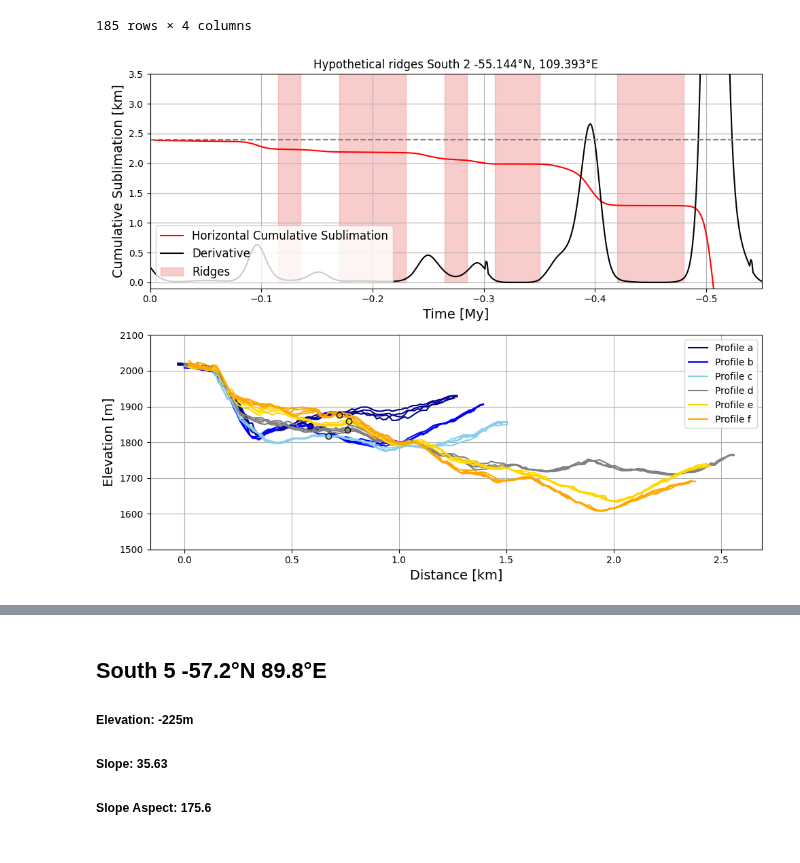
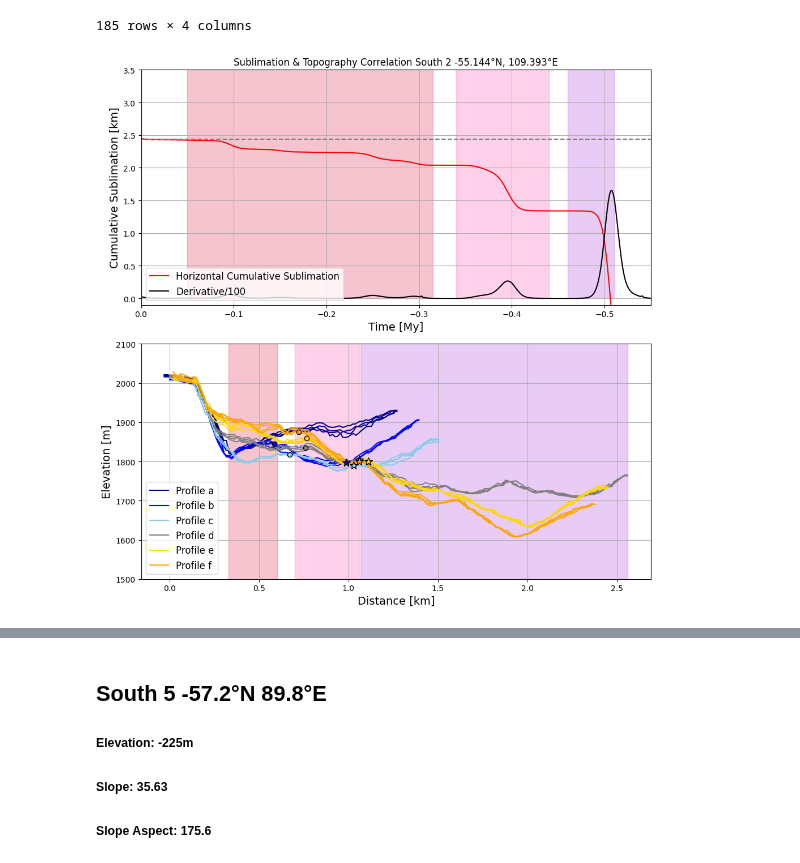
Before and after one commit to lsperezm/Martian_Icy_Scarps, a Jupyter notebook: Code/New_Scarps.ipynb, the cells around one changed output, grey strips where cells are left out. Cells and saved outputs as stored; diff of their text form; code cells hidden in the pictures.

```diff
--- a/Code/New_Scarps.ipynb
+++ b/Code/New_Scarps.ipynb
@@ -913,20 +906,17 @@ latitudeS2_f4= np.array(profilesS2_f[3]['Latitude'].tolist())
 elevationS2_f4= np.array(profilesS2_f[3]['HiRISE DTM Stamps (2) (mean)'].tolist())
 # %%
 # Plot both topographic profile and horizontal cumulative sublimation to correlate
-fig, (ax1, ax2) = plt.subplots(2, 1, figsize=(10, 8), sharex=False)
+fig, (ax1, ax2) = plt.subplots(2, 1, figsize=(10, 10), sharex=False)
 
 # --- Top plot: Sublimation vs Time ---
-ax1.plot(years2/1e6, horiz2/1000 - 378.35, color='red', label='Horizontal Cumulative Sublimation')
-ax1.plot(years2/1e6, deriv2/10, color='black', label='Derivative')
-ax1.axhline(2.4, color='gray', linestyle='--')
+ax1.plot(years2/1e6, horiz2/1000 - 378.3, color='red', label='Horizontal Cumulative Sublimation')
+ax1.plot(years2/1e6, deriv2/100, color='black', label='Derivative/100')
+ax1.axhline(2.44, color='gray', linestyle='--')
 
 # Highlight ridges
-ax1.fill_between([-0.48, -0.42], 1e7, color='lightcoral', alpha=0.4, label='Ridges')
-ax1.fill_between([-0.35, -0.31], 1e7, color='lightcoral', alpha=0.4)
-ax1.fill_between([-0.285, -0.265], 1e7, color='lightcoral', alpha=0.4)
-ax1.fill_between([-0.23, -0.17], 1e7, color='lightcoral', alpha=0.4)
-ax1.fill_between([-0.135, -0.115], 1e7, color='lightcoral', alpha=0.4)
-
+ax1.fill_between([-0.51,-0.46], 1e7, color='darkviolet', alpha=0.2)
+ax1.fill_between([-0.44,-0.34], 1e7, color='deeppink', alpha=0.2)
+ax1.fill_between([-0.315,-0.05], 1e7, color='crimson', alpha=0.25)
 # Formatting for sublimation axis
 ax1.set_xlim(-0.55, 0)
 ax1.set_ylim(-0.1, 3.5)
@@ -971,34 +961,41 @@ ax2.plot(distS2_e4[:-15]+0.02, elevationS2_e4[:-15]-65, color='gold', linewidth=
 #ax2.plot(distS2_2, elevationS2_2, color='gold', linewidth=1.5, label='Perfil d')
 ax2.plot(distS2_f1[:-20]+0.02, elevationS2_f1[:-20]-140, color='orange', linewidth=1.5,label='Profile f')
 ax2.plot(distS2_f2[:-20]+0.02, elevationS2_f2[:-20]-140, color='orange', linewidth=1.5)
 ax2.plot(distS2_f3[:-20]+0.02, elevationS2_f3[:-20]-140, color='orange', linewidth=1.5)
 ax2.plot(distS2_f4[:-20]+0.02, elevationS2_f4[:-20]-140, color='orange', linewidth=1.5)
 
 ax2.plot(0.58685, 1744.86+100, marker='o',markerfacecolor='blue', markeredgecolor='black')
 ax2.plot(0.67058, 1761.755+55, marker='o',markerfacecolor='skyblue', markeredgecolor='black')
 ax2.plot(0.75957, 1835.29, marker='o',markerfacecolor='gray', markeredgecolor='black')
 ax2.plot(0.74761+0.02, 1924.384-65, marker='o',markerfacecolor='gold', markeredgecolor='black')
 ax2.plot(0.70210+0.02, 2015.698-140, marker='o',markerfacecolor='orange', markeredgecolor='black')
 
-ax2.plot(1.18, 1768.018+100, marker='*',markerfacecolor='blue', markeredgecolor='black',markersize=10)
+ax2.plot(0.98715, 1696.95+100, marker='*',markerfacecolor='blue', markeredgecolor='black',markersize=10)
+ax2.plot(1.03, 1735.443+55, marker='*',markerfacecolor='skyblue', markeredgecolor='black',markersize=10)
+ax2.plot(1.06, 1804.761, marker='*',markerfacecolor='gray', markeredgecolor='black',markersize=10)
+ax2.plot(1.09+0.02, 1865.641-65, marker='*',markerfacecolor='gold', markeredgecolor='black',markersize=10)
+ax2.plot(1.04+0.02, 1940.197-140, marker='*',markerfacecolor='orange', markeredgecolor='black',markersize=10)
 
+ax2.fill_between([1.07,2.56], 1e7, color='darkviolet', alpha=0.2)
+ax2.fill_between([0.7,1.065], 1e7, color='deeppink', alpha=0.2)
+ax2.fill_between([0.33,0.6], 1e7, color='crimson', alpha=0.25)
 
 ax2.set_xlabel('Distance [km]', fontsize=14)
 ax2.set_ylabel('Elevation [m]', fontsize=14)
 ax2.grid(True)
 
 #ax2.fill_between([0.6,0.8],2750, color='lightcoral', alpha=0.4,label='Ridges')
 #ax2.fill_between([0.85,1.],2750, color='lightcoral', alpha=0.4)
 #ax2.fill_between([1.1,1.3],2750, color='lightcoral', alpha=0.4)
 #ax2.fill_between([1.9,2.15],2750, color='lightcoral', alpha=0.4)
 #ax2.fill_between([2.5,2.7],2750, color='lightcoral', alpha=0.4)
 #ax2.axvline(0.24,linestyle=':',color='black',label='Present Day Scarp')
 
-ax2.legend()
+ax2.legend(loc='lower left', fontsize=12)
 ax2.set_ylim(1500,2100)
-ax1.set_title('Hypothetical ridges South 2 -55.144°N, 109.393°E')
+ax1.set_title('Sublimation & Topography Correlation South 2 -55.144°N, 109.393°E')
 plt.tight_layout()
 plt.savefig('ridgessouth2.png')
 plt.show()
 # %% [output]
-[figure, old version]
+[figure, new version]
```
Also changed, not shown: parts of 15 cells of this notebook, 11 other files.
